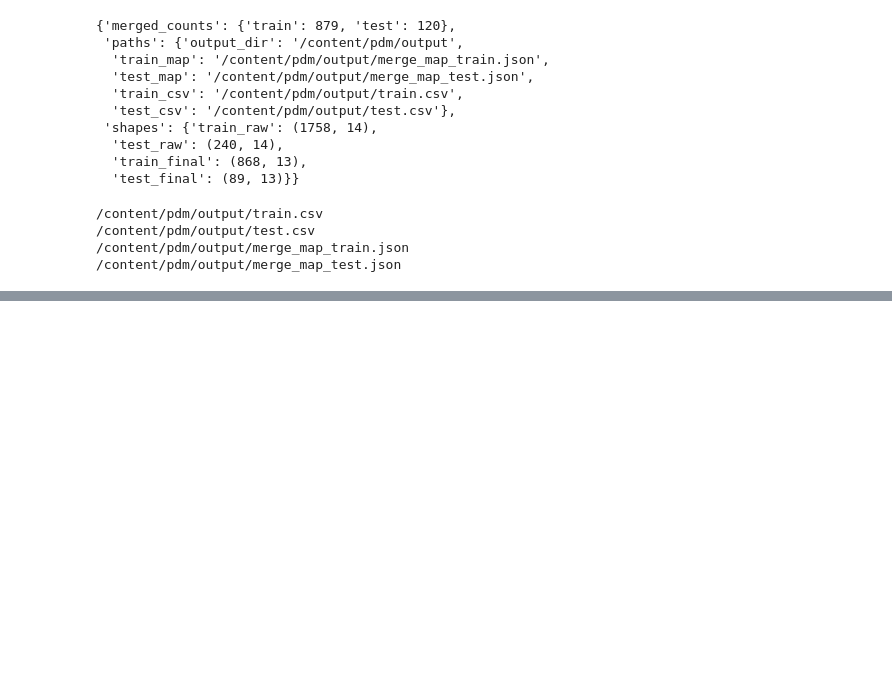
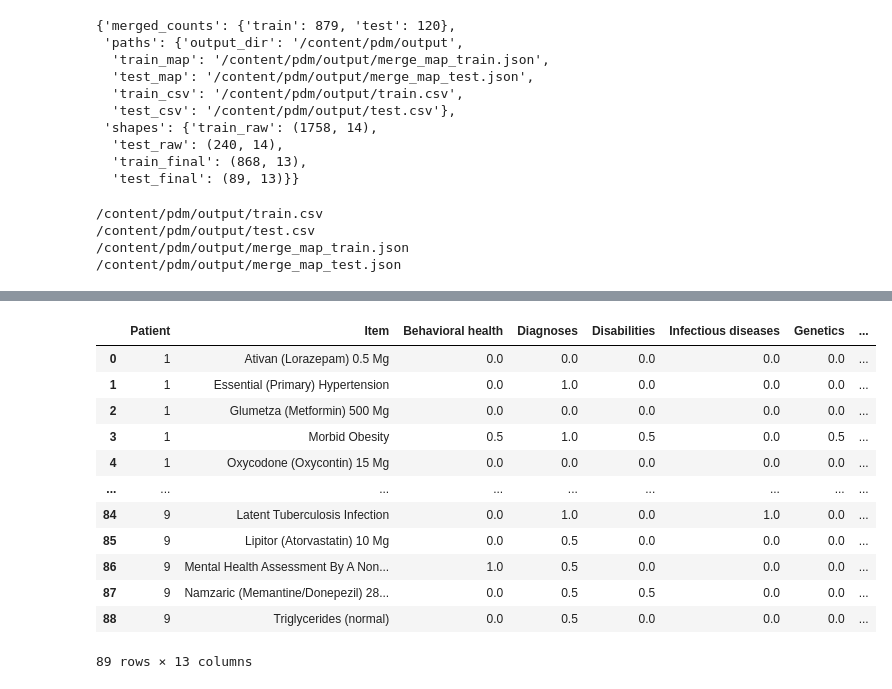
Before and after one commit to soroushdty/pdm, a Jupyter notebook: main.ipynb, the cells around one changed output, grey strips where cells are left out. Saved outputs shown, nothing was run; the diff lists cells and outputs as text; code cells hidden in the pictures; blank space fills up the shorter version.

```diff
--- a/main.ipynb
+++ b/main.ipynb
@@ -118,0 +141,16 @@ print(test_map)
+# %%
+test
+# %% [output]
+|  | Patient | Item | Behavioral health | Diagnoses | Disabilities | Infectious diseases | Genetics | ... |
+| 0 | 1 | Ativan (Lorazepam) 0.5 Mg | 0.0 | 0.0 | 0.0 | 0.0 | 0.0 | ... |
+| 1 | 1 | Essential (Primary) Hypertension | 0.0 | 1.0 | 0.0 | 0.0 | 0.0 | ... |
+| 2 | 1 | Glumetza (Metformin) 500 Mg | 0.0 | 0.0 | 0.0 | 0.0 | 0.0 | ... |
+| 3 | 1 | Morbid Obesity | 0.5 | 1.0 | 0.5 | 0.0 | 0.5 | ... |
+| 4 | 1 | Oxycodone (Oxycontin) 15 Mg | 0.0 | 0.0 | 0.0 | 0.0 | 0.0 | ... |
+| ... | ... | ... | ... | ... | ... | ... | ... | ... |
+| 84 | 9 | Latent Tuberculosis Infection | 0.0 | 1.0 | 0.0 | 1.0 | 0.0 | ... |
+| 85 | 9 | Lipitor (Atorvastatin) 10 Mg | 0.0 | 0.5 | 0.0 | 0.0 | 0.0 | ... |
+| 86 | 9 | Mental Health Assessment By A Non... | 1.0 | 0.5 | 0.0 | 0.0 | 0.0 | ... |
+| 87 | 9 | Namzaric (Memantine/Donepezil) 28... | 0.0 | 0.5 | 0.5 | 0.0 | 0.0 | ... |
+| 88 | 9 | Triglycerides (normal) | 0.0 | 0.5 | 0.0 | 0.0 | 0.0 | ... |
+89 rows × 13 columns
```
Also changed, not shown: parts of 8 cells of this notebook.
